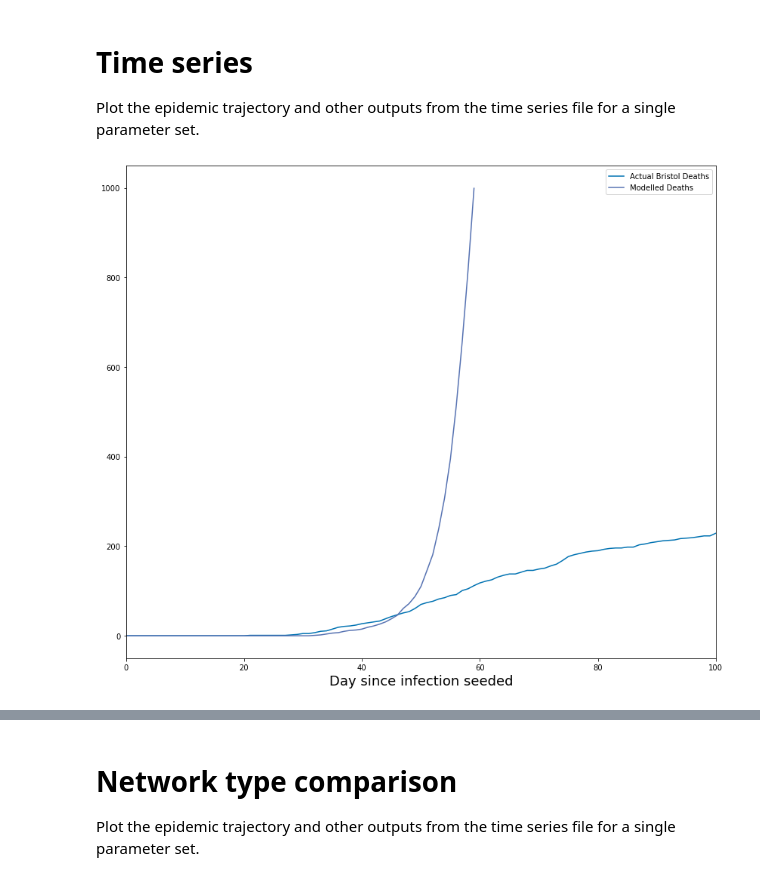
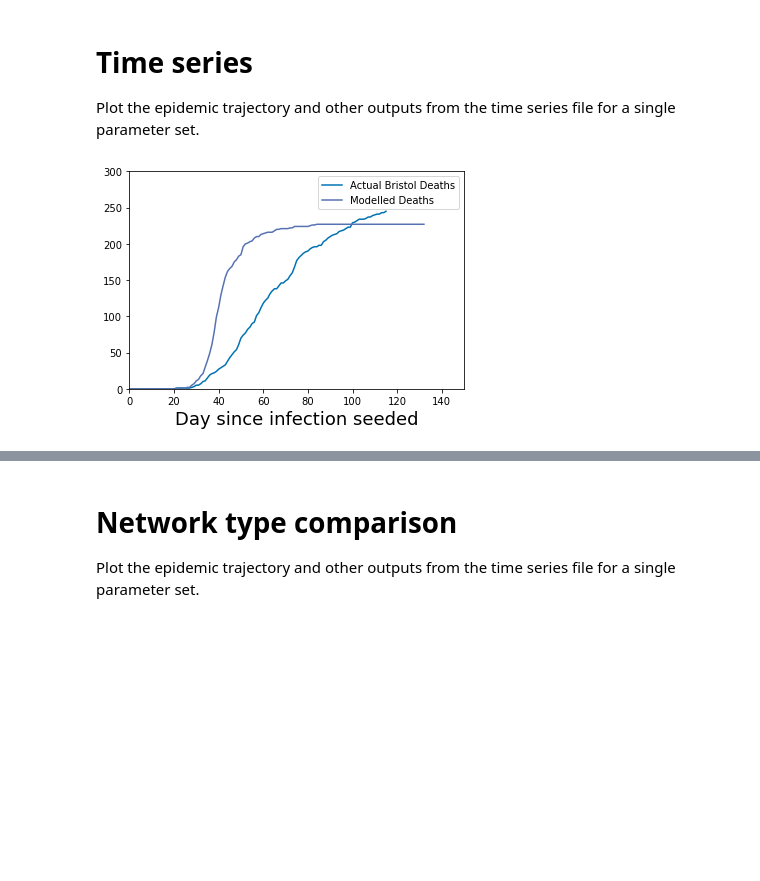
Before and after one commit to crispianm/COVID-Spatial-Sim, a Jupyter notebook: OpenABM-Covid19-feature-spatial/examples/AA_example_imperial.ipynb, the cells around one changed output, grey strips where cells are left out. Saved outputs shown, nothing was run; the diff lists cells and outputs as text; code cells hidden in the pictures; blank space fills up the shorter version.

```diff
--- a/OpenABM-Covid19-feature-spatial/examples/AA_example_imperial.ipynb
+++ b/OpenABM-Covid19-feature-spatial/examples/AA_example_imperial.ipynb
@@ -536,20 +583,20 @@ Plot the epidemic trajectory and other outputs from the time series file for a s
 # %%
 x1 = range(len(bristol_df_timeseries))
 bristol_deaths = pd.read_csv(join("../../bristol_msoa_deaths.csv"))
 x3 = range(len(bristol_deaths))
 
 
 plt.figure()
-plt.xlim([0, 100])
-# plt.ylim([0, 400])
+plt.xlim([0,150])
+plt.ylim([0,300])
 
 # deaths
 plt.plot(x3, bristol_deaths['Total'], '#0072B2', x1, bristol_df_timeseries['n_death'], '#5672B2')
 plt.xlabel("Day since infection seeded", size = 18)
 plt.legend(["Actual Bristol Deaths", "Modelled Deaths"])
 
 plt.show()
 # %% [output]
-[figure, old version]
+[figure, new version]
 # %%
 x1 = range(len(bristol_df_timeseries))
```
Also changed, not shown: parts of 19 cells of this notebook, 12 other files.
